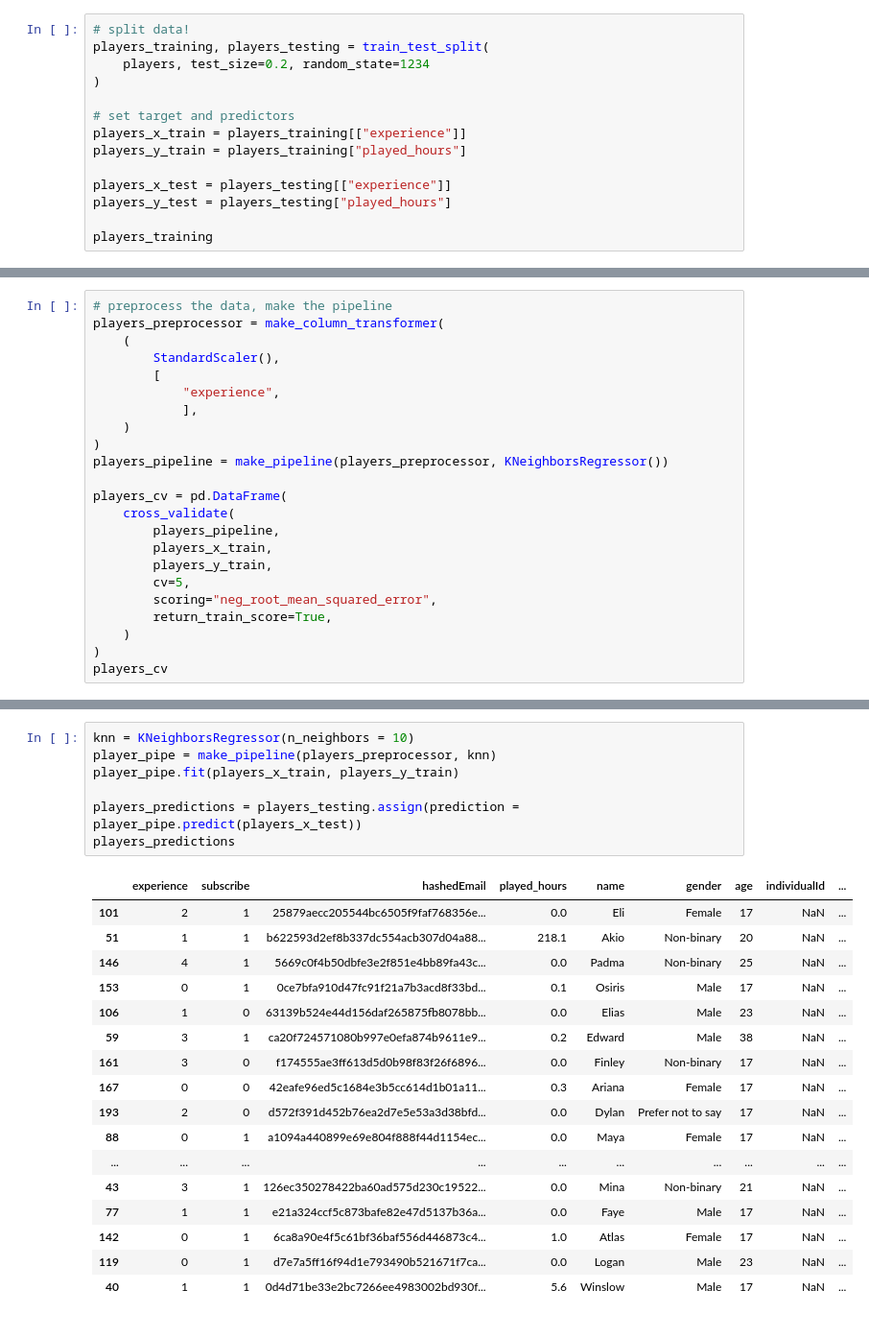
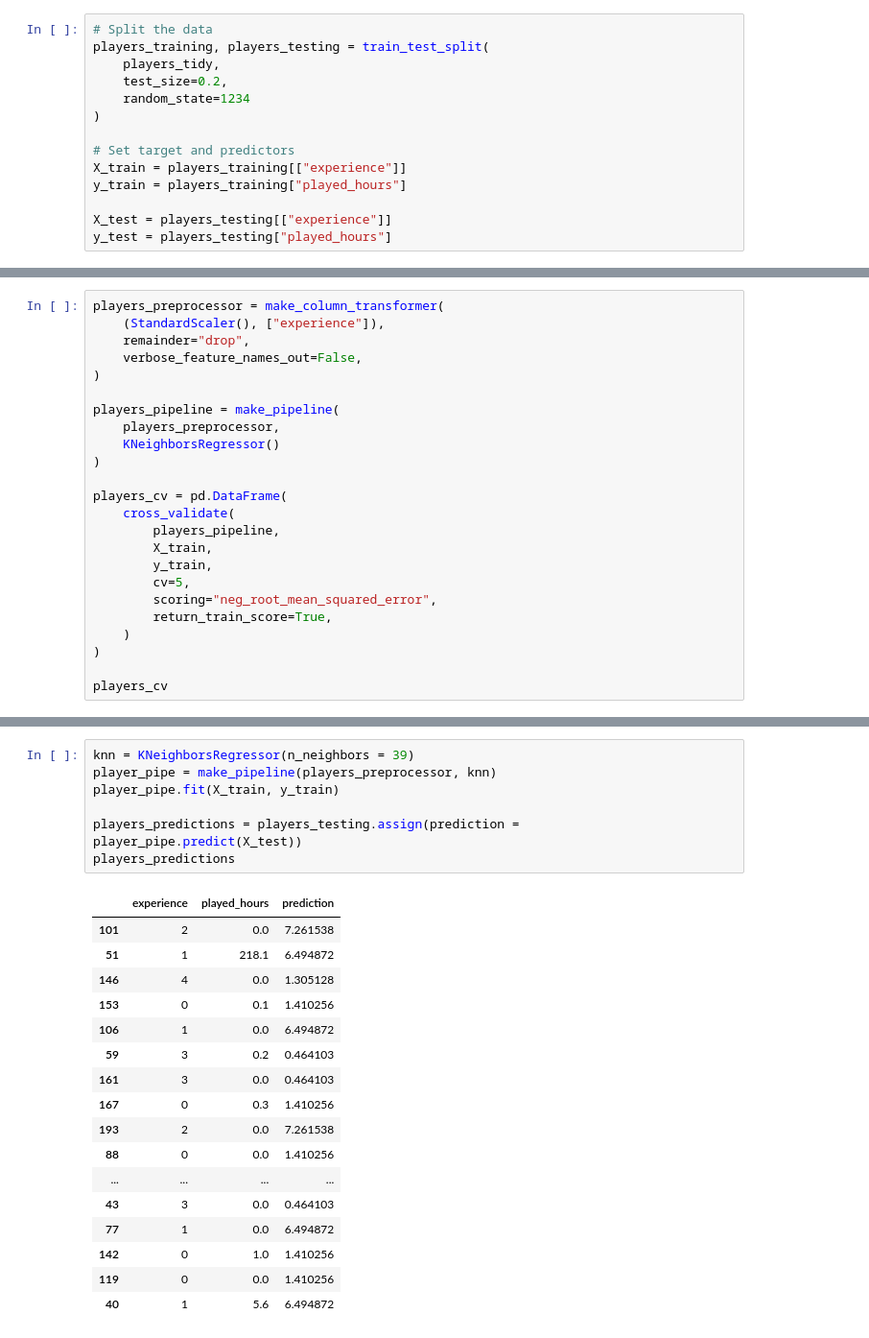
Before and after one commit to sydlpeters/dsci-group-2025w1-group-101-1, a Jupyter notebook: FinalProject.ipynb, the cells around one changed output, grey strips where cells are left out. Shown at 96% size. Cells and saved outputs as stored; diff of their text form.

```diff
--- a/FinalProject.ipynb
+++ b/FinalProject.ipynb
@@ -223,14 +213,14 @@ players_tidy
 # %%
-# split data!
+# Split the data
 players_training, players_testing = train_test_split(
-    players, test_size=0.2, random_state=1234
+    players_tidy,
+    test_size=0.2,
+    random_state=1234
 )
 
-# set target and predictors
-players_x_train = players_training[["experience"]]
-players_y_train = players_training["played_hours"]
+# Set target and predictors
+X_train = players_training[["experience"]]
+y_train = players_training["played_hours"]
 
-players_x_test = players_testing[["experience"]]
-players_y_test = players_testing["played_hours"]
-
-players_training
+X_test = players_testing[["experience"]]
+y_test = players_testing["played_hours"]
@@ -251,25 +227,26 @@ players_training
 # %%
-# preprocess the data, make the pipeline
 players_preprocessor = make_column_transformer(
-    (
-        StandardScaler(),
-        [
-            "experience",
-            ],
-    )
+    (StandardScaler(), ["experience"]),
+    remainder="drop",
+    verbose_feature_names_out=False,
 )
-players_pipeline = make_pipeline(players_preprocessor, KNeighborsRegressor())
+
+players_pipeline = make_pipeline(
+    players_preprocessor,
+    KNeighborsRegressor()
+)
 
 players_cv = pd.DataFrame(
     cross_validate(
         players_pipeline,
-        players_x_train,
-        players_y_train,
+        X_train,
+        y_train,
         cv=5,
         scoring="neg_root_mean_squared_error",
         return_train_score=True,
     )
 )
+
 players_cv
 # %% [output]
 |  | fit_time | score_time | test_score | train_score |
@@ -330,26 +311,26 @@ np.float64(16.028531937252072)
 # %%
-knn = KNeighborsRegressor(n_neighbors = 10)
+knn = KNeighborsRegressor(n_neighbors = 39)
 player_pipe = make_pipeline(players_preprocessor, knn)
-player_pipe.fit(players_x_train, players_y_train)
+player_pipe.fit(X_train, y_train)
 
-players_predictions = players_testing.assign(prediction = player_pipe.predict(players_x_test))
+players_predictions = players_testing.assign(prediction = player_pipe.predict(X_test))
 players_predictions
 # %% [output]
-|  | experience | subscribe | hashedEmail | played_hours | name | gender | age | individualId | ... |
-| 101 | 2 | 1 | 25879aecc205544bc6505f9faf768356e... | 0.0 | Eli | Female | 17 | NaN | ... |
-| 51 | 1 | 1 | b622593d2ef8b337dc554acb307d04a88... | 218.1 | Akio | Non-binary | 20 | NaN | ... |
-| 146 | 4 | 1 | 5669c0f4b50dbfe3e2f851e4bb89fa43c... | 0.0 | Padma | Non-binary | 25 | NaN | ... |
-| 153 | 0 | 1 | 0ce7bfa910d47fc91f21a7b3acd8f33bd... | 0.1 | Osiris | Male | 17 | NaN | ... |
-| 106 | 1 | 0 | 63139b524e44d156daf265875fb8078bb... | 0.0 | Elias | Male | 23 | NaN | ... |
-| 59 | 3 | 1 | ca20f724571080b997e0efa874b9611e9... | 0.2 | Edward | Male | 38 | NaN | ... |
-| 161 | 3 | 0 | f174555ae3ff613d5d0b98f83f26f6896... | 0.0 | Finley | Non-binary | 17 | NaN | ... |
-| 167 | 0 | 0 | 42eafe96ed5c1684e3b5cc614d1b01a11... | 0.3 | Ariana | Female | 17 | NaN | ... |
-| 193 | 2 | 0 | d572f391d452b76ea2d7e5e53a3d38bfd... | 0.0 | Dylan | Prefer not to say | 17 | NaN | ... |
-| 88 | 0 | 1 | a1094a440899e69e804f888f44d1154ec... | 0.0 | Maya | Female | 17 | NaN | ... |
-| ... | ... | ... | ... | ... | ... | ... | ... | ... | ... |
-| 43 | 3 | 1 | 126ec350278422ba60ad575d230c19522... | 0.0 | Mina | Non-binary | 21 | NaN | ... |
-| 77 | 1 | 1 | e21a324ccf5c873bafe82e47d5137b36a... | 0.0 | Faye | Male | 17 | NaN | ... |
-| 142 | 0 | 1 | 6ca8a90e4f5c61bf36baf556d446873c4... | 1.0 | Atlas | Female | 17 | NaN | ... |
-| 119 | 0 | 1 | d7e7a5ff16f94d1e793490b521671f7ca... | 0.0 | Logan | Male | 23 | NaN | ... |
-| 40 | 1 | 1 | 0d4d71be33e2bc7266ee4983002bd930f... | 5.6 | Winslow | Male | 17 | NaN | ... |
+|  | experience | played_hours | prediction |
+| 101 | 2 | 0.0 | 7.261538 |
+| 51 | 1 | 218.1 | 6.494872 |
+| 146 | 4 | 0.0 | 1.305128 |
+| 153 | 0 | 0.1 | 1.410256 |
+| 106 | 1 | 0.0 | 6.494872 |
+| 59 | 3 | 0.2 | 0.464103 |
+| 161 | 3 | 0.0 | 0.464103 |
+| 167 | 0 | 0.3 | 1.410256 |
+| 193 | 2 | 0.0 | 7.261538 |
+| 88 | 0 | 0.0 | 1.410256 |
+| ... | ... | ... | ... |
+| 43 | 3 | 0.0 | 0.464103 |
+| 77 | 1 | 0.0 | 6.494872 |
+| 142 | 0 | 1.0 | 1.410256 |
+| 119 | 0 | 0.0 | 1.410256 |
+| 40 | 1 | 5.6 | 6.494872 |
 # %%
```
Also changed, not shown: parts of 34 cells of this notebook.
